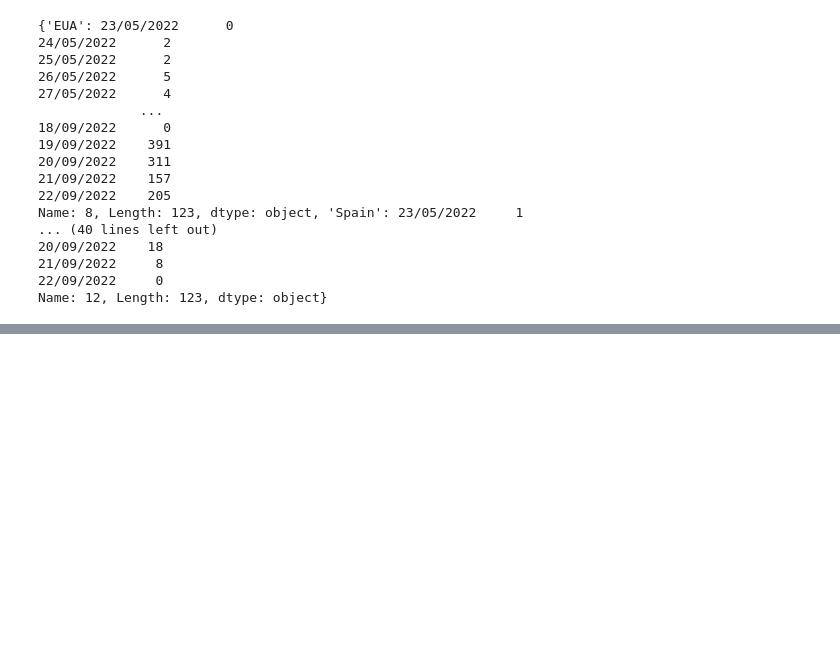
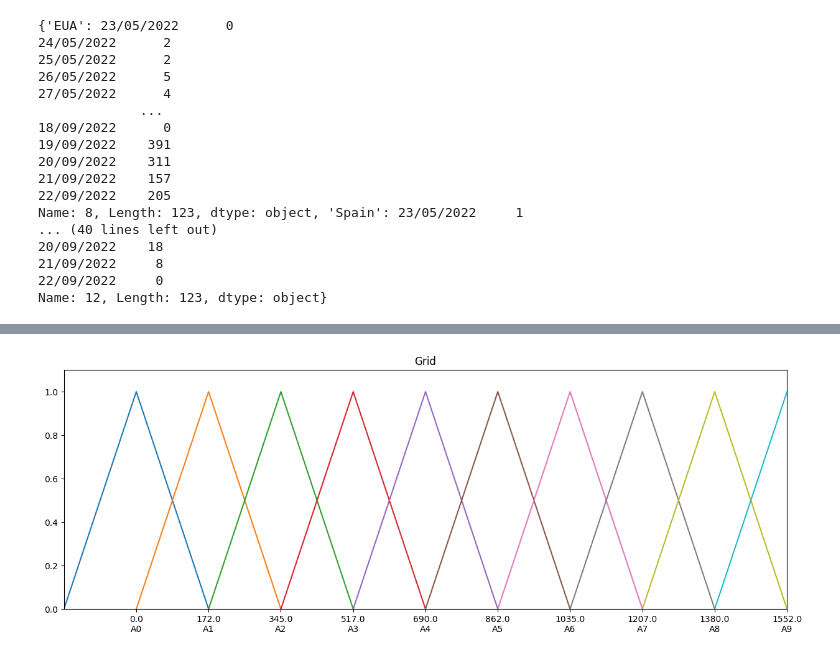
Before and after one commit to priscilaxrc/TCCUSPMonkeyPox, a Jupyter notebook: USP_21_05.ipynb, the cells around one changed output, grey strips where cells are left out. Drawn from its saved outputs; the diff is of its cells as text; code cells hidden in the pictures; blank space fills up the shorter version.

```diff
--- a/USP_21_05.ipynb
+++ b/USP_21_05.ipynb
@@ -122,0 +131,14 @@ Name: 12, Length: 123, dtype: object}
+# %%
+from pyFTS.partitioners import Grid
+
+data = datasets1['EUA']
+
+data1 = data[:100]
+
+fs = Grid.GridPartitioner(data=data1,npart=10)
+
+fig, ax = plt.subplots(nrows=1, ncols=1, figsize=[15,5])
+
+fs.plot(ax)
+# %% [output]
+[figure, added]
```
Also changed, not shown: parts of 4 cells of this notebook.
